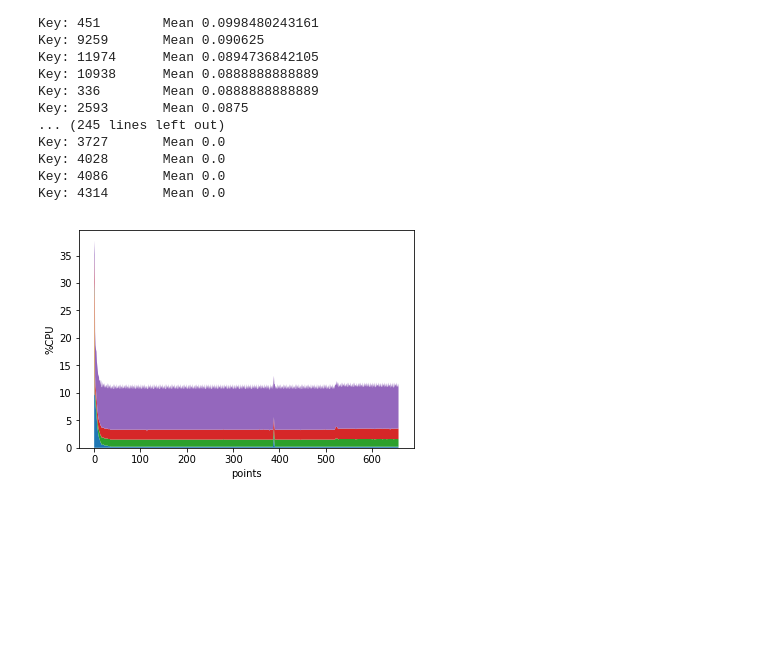
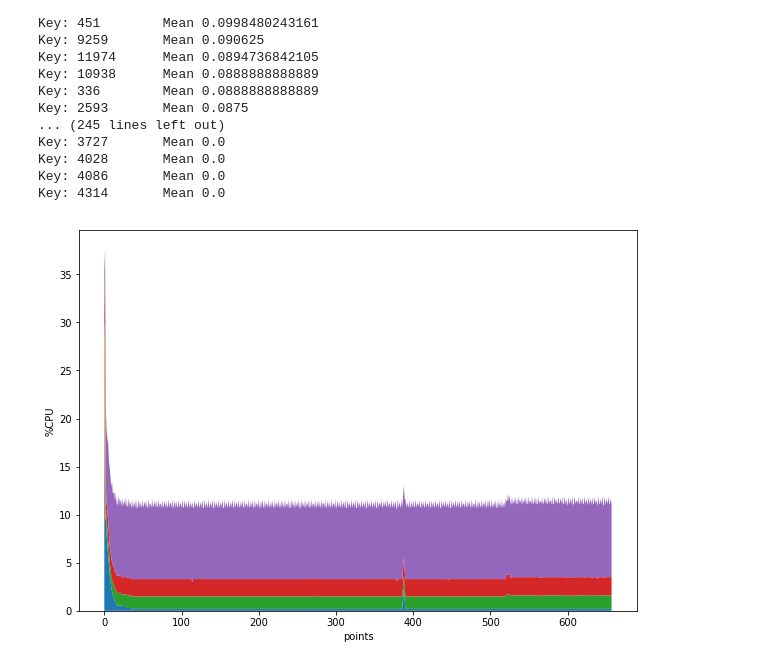
Before and after one commit to ThibaultHuyet/data_parsing, a Jupyter notebook: Notebooks/PICPUMEM.ipynb, the cells around one changed output. Saved outputs shown, nothing was run; the diff lists cells and outputs as text; code cells hidden in the pictures; blank space fills up the shorter version.

```diff
--- a/Notebooks/PICPUMEM.ipynb
+++ b/Notebooks/PICPUMEM.ipynb
@@ -258,9 +253,10 @@ concise['12328'].extend([0] * (len(concise['all']) - len(concise['12328'])))
 # %%
 points = np.arange(0, len(concise['all']))
 
+plt.figure(figsize=(10,7))
 plt.stackplot(points, concise['all'], concise['12328'], concise['499'], concise['455'], concise['169'])
 plt.ylabel('%CPU')
 plt.xlabel('points')
 plt.show()
 # %% [output]
-[figure, old version]
+[figure, new version]
```
Also changed, not shown: parts of 3 cells of this notebook.
